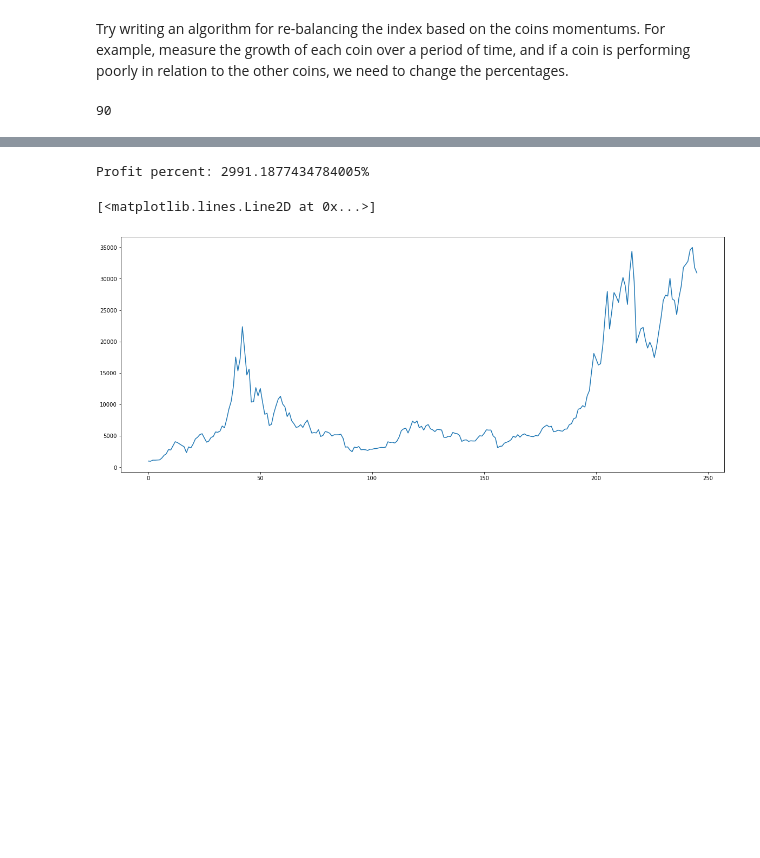
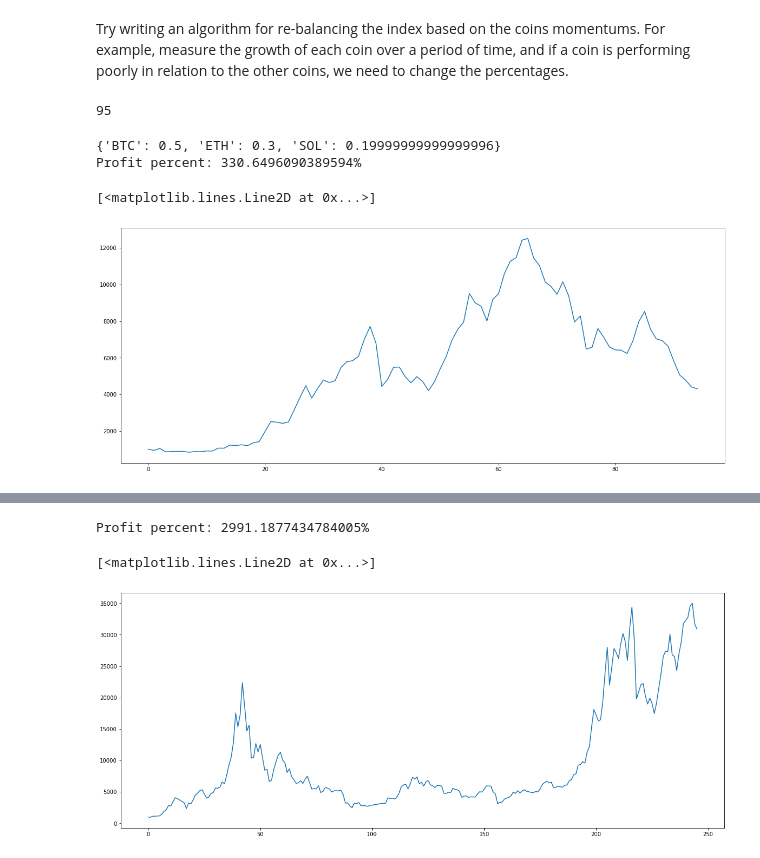
Before and after one commit to DorEliyahu17/CryptoIndexer-Server, a Jupyter notebook: IndexTest.ipynb, the cells around one changed output, grey strips where cells are left out. Drawn from its saved outputs; the diff is of its cells as text; code cells hidden in the pictures; blank space fills up the shorter version.

```diff
--- a/IndexTest.ipynb
+++ b/IndexTest.ipynb
@@ -21,8 +22,18 @@ index.RemoveSymbol('ETH')
 # %%
 index.UpdateWeight('SOL', 0.5)
 # %%
-balance_progress = index.Backtest(initial_balance, 0.001)
+balance_progress = index.Backtest(initial_balance, 0.001)[1]
 # %%
-len(balance_progress[1])
+len(balance_progress)
 # %% [output]
-90
+95
+# %%
+print(index.symbols_weights)
+print(f'Profit percent: {((balance_progress[-1] - initial_balance)/initial_balance)*100}%')
+fig = plt.figure(figsize=(20,8))
+plt.plot(balance_progress)
+# %% [output]
+{'BTC': 0.5, 'ETH': 0.3, 'SOL': 0.19999999999999996}
+Profit percent: 330.6496090389594%
+[<matplotlib.lines.Line2D at 0x...>]
+[figure, added]
```
Also changed, not shown: parts of 6 cells of this notebook, 3 other files.
